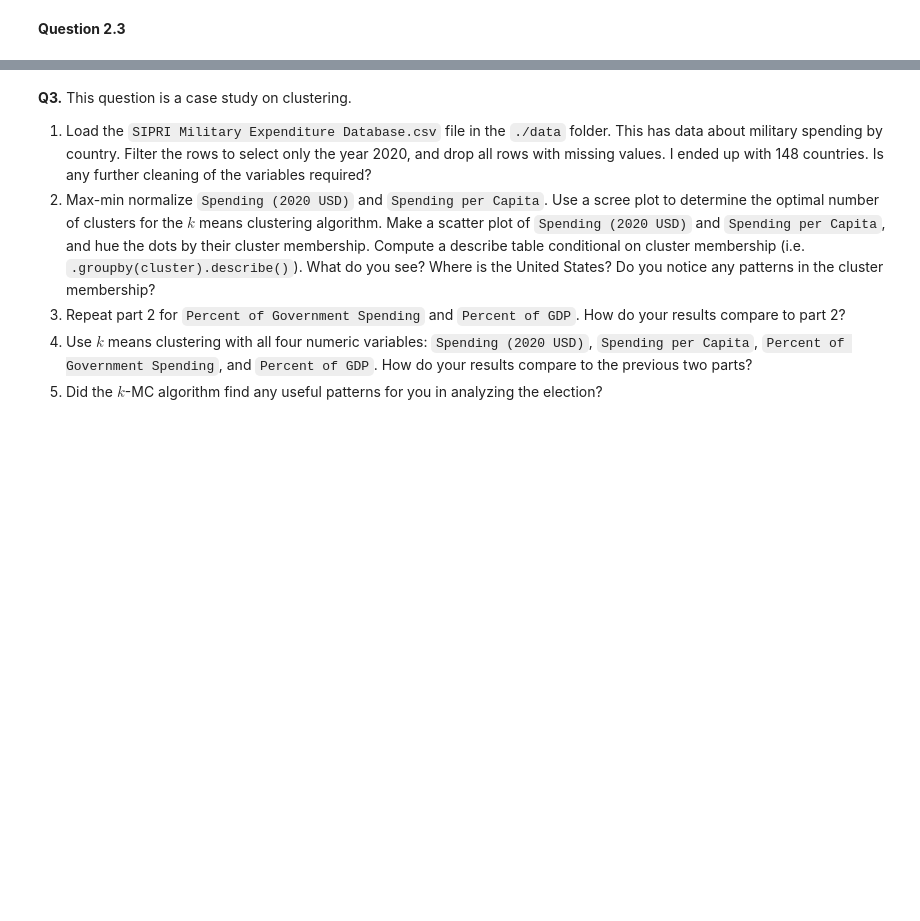
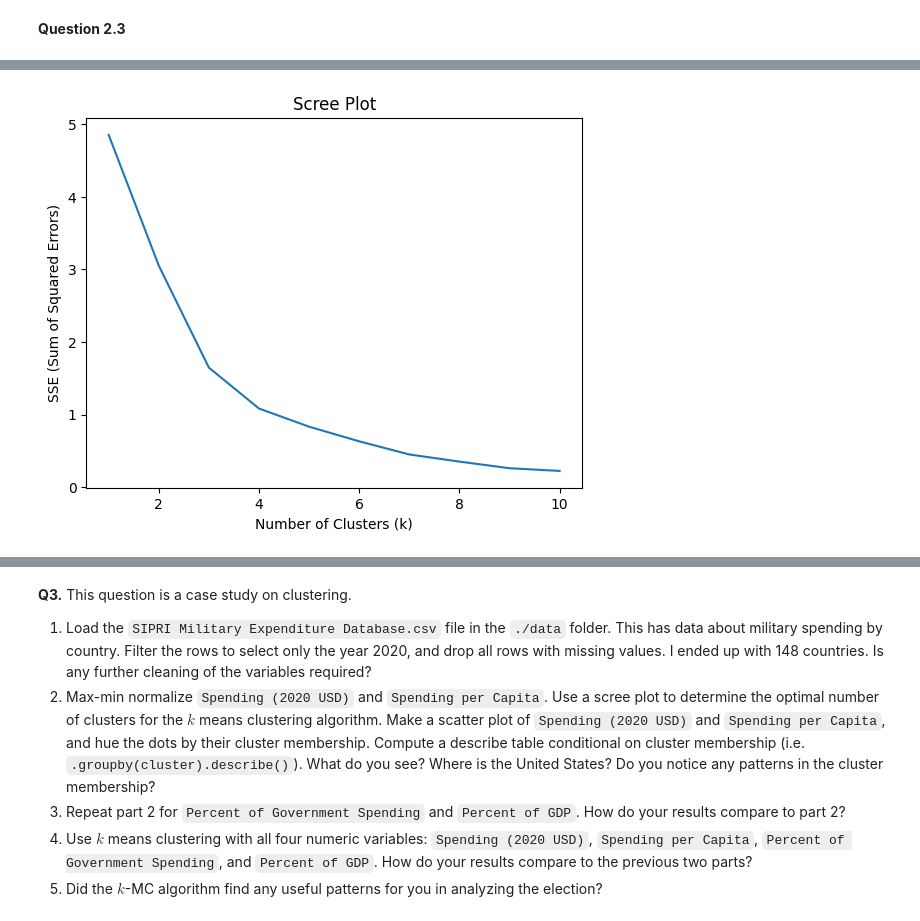
Before and after one commit to kguzman24/clustering, a Jupyter notebook: assignment/assignment_clustering.ipynb, the cells around one changed output, grey strips where cells are left out. Cells and saved outputs as stored; diff of their text form; code cells hidden in the pictures; blank space fills up the shorter version.

```diff
--- a/assignment/assignment_clustering.ipynb
+++ b/assignment/assignment_clustering.ipynb
@@ -297,3 +297,12 @@ clean_election.head()
 | 4 | 4 | Adrian Smith | Republican | Nebraska | House | 1617611.0 | 1664674.0 | 1098579.0 | 0.0 | 0 |
 # %% [markdown]
 **Question 2.3**
+# %%
+min_COH = min(clean_election.loc[:,'Cash on Hand'])#create normalizations and add to df
+max_COH = max(clean_election.loc[:,'Cash on Hand'])
+min_Debts= min(clean_election.loc[:,'Debts'])
+max_Debts = max(clean_election.loc[:,'Debts'])
+
+X2 = clean_election.loc[:, ['Cash on Hand', 'Debts']]
+X2= X2.apply(maxmin)
+X2.head()
@@ -299,0 +316,4 @@ clean_election.head()
+# %%
+kmeans_scree_plot(X2, 'Scree Plot')
+# %% [output]
+[figure, added]
```
Also changed, not shown: parts of 15 cells of this notebook.
